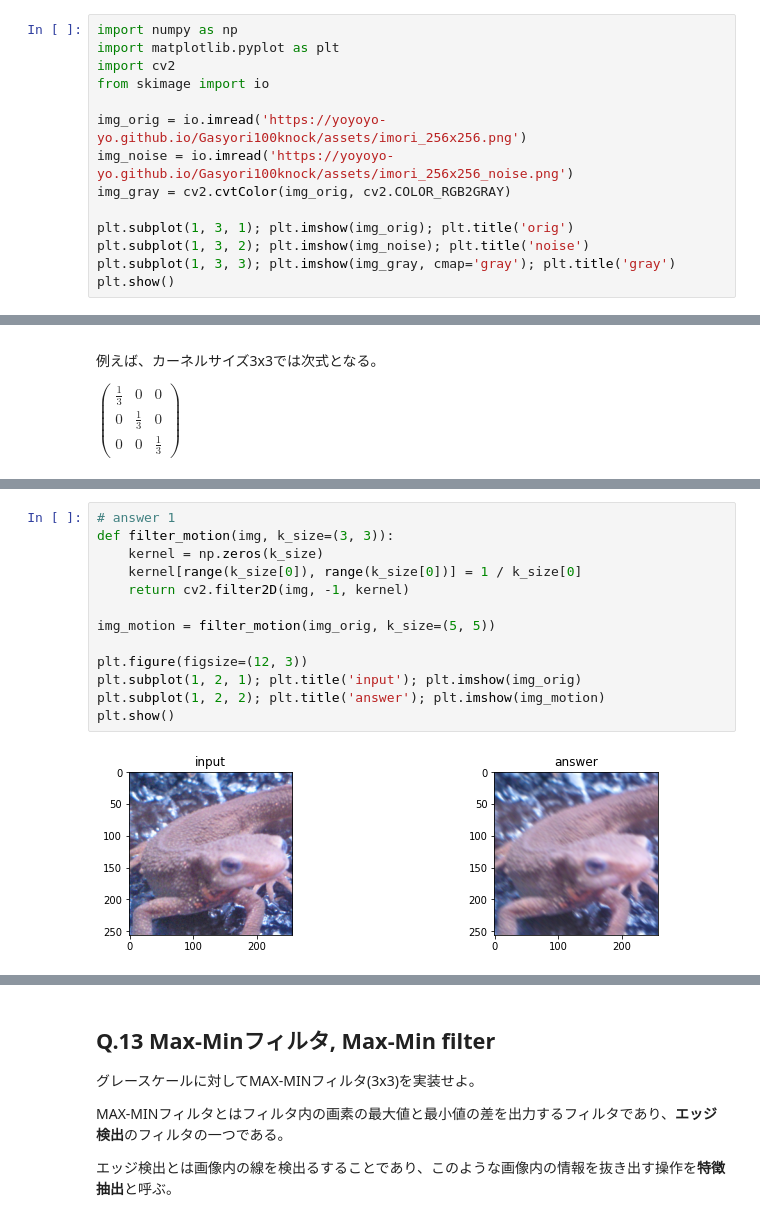
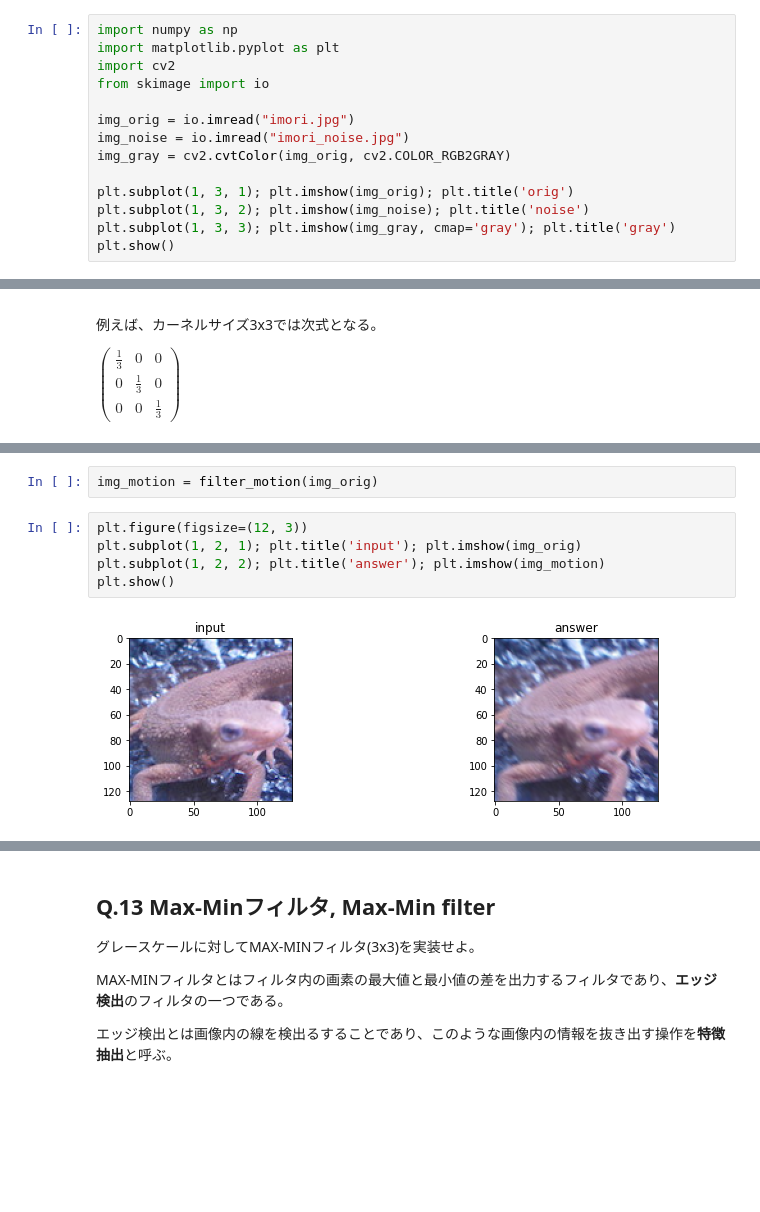
Before and after one commit to T-Sawao/Problem_100, a Jupyter notebook: cv_100/Question_11_20/my_text_11_20.ipynb, the cells around one changed output, grey strips where cells are left out. Drawn from its saved outputs; the diff is of its cells as text; blank space fills up the shorter version.

```diff
--- a/cv_100/Question_11_20/my_text_11_20.ipynb
+++ b/cv_100/Question_11_20/my_text_11_20.ipynb
@@ -113,8 +107,8 @@ import matplotlib.pyplot as plt
 import cv2
 from skimage import io
 
-img_orig = io.imread('https://yoyoyo-yo.github.io/Gasyori100knock/assets/imori_256x256.png')
-img_noise = io.imread('https://yoyoyo-yo.github.io/Gasyori100knock/assets/imori_256x256_noise.png')
+img_orig = io.imread("imori.jpg")
+img_noise = io.imread("imori_noise.jpg")
 img_gray = cv2.cvtColor(img_orig, cv2.COLOR_RGB2GRAY)
 
 plt.subplot(1, 3, 1); plt.imshow(img_orig); plt.title('orig')
@@ -167,15 +202,9 @@ $
+# %%
+img_motion = filter_motion(img_orig)
 # %%
-# answer 1
-def filter_motion(img, k_size=(3, 3)):
-    kernel = np.zeros(k_size)
-    kernel[range(k_size[0]), range(k_size[0])] = 1 / k_size[0]
-    return cv2.filter2D(img, -1, kernel)
-
-img_motion = filter_motion(img_orig, k_size=(5, 5))
-
 plt.figure(figsize=(12, 3))
 plt.subplot(1, 2, 1); plt.title('input'); plt.imshow(img_orig)
 plt.subplot(1, 2, 2); plt.title('answer'); plt.imshow(img_motion)
 plt.show()
 # %% [output]
-[figure, old version]
+[figure, new version]
```
Also changed, not shown: parts of 9 cells of this notebook, 1 other file.
